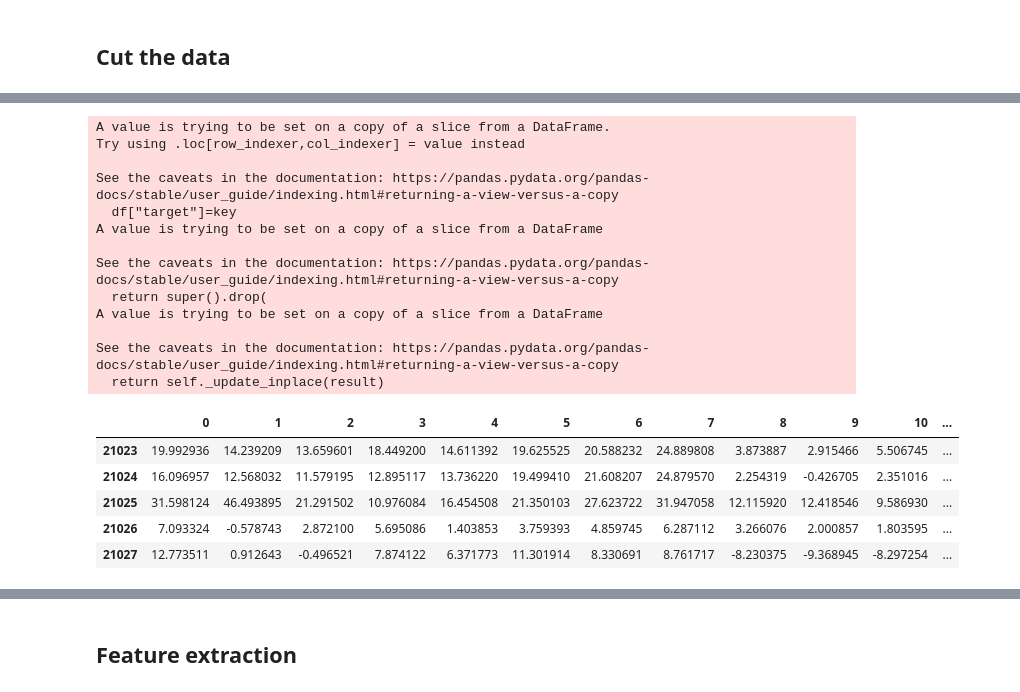
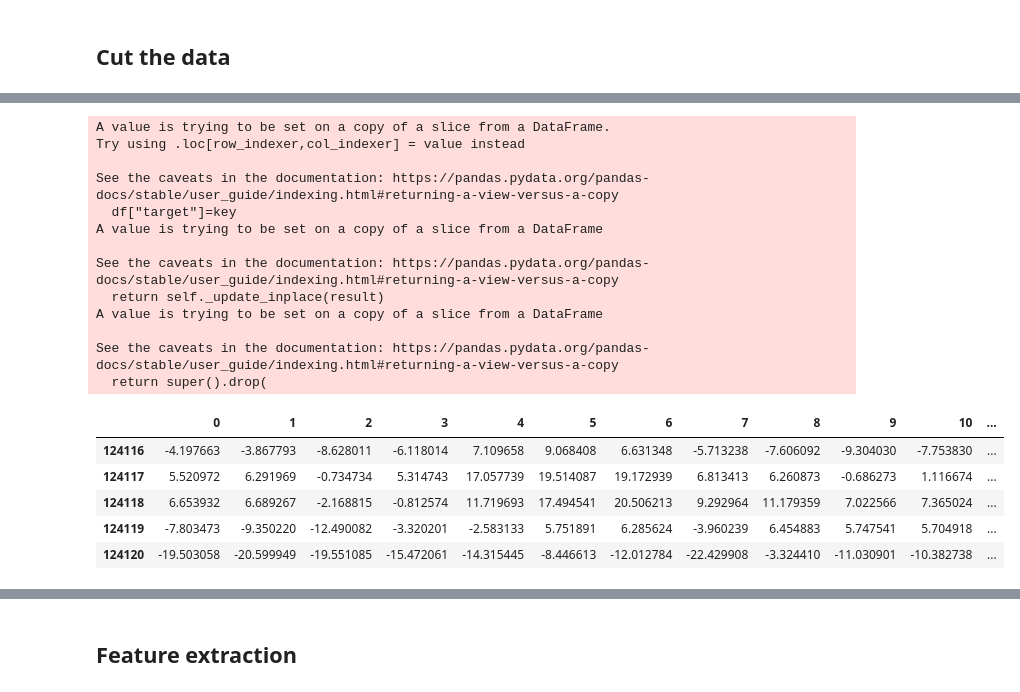
Before and after one commit to davidvblumenthal/nourriture_cEEG, a Jupyter notebook: EEG-Preprocessing-Template.ipynb, the cells around one changed output, grey strips where cells are left out. Drawn from its saved outputs; the diff is of its cells as text; code cells hidden in the pictures.

```diff
--- a/EEG-Preprocessing-Template.ipynb
+++ b/EEG-Preprocessing-Template.ipynb
@@ -143,0 +150,6 @@ raw.plot()
+# %%
+cleaned_mne_objects = []
+
+for df in eeg_list:
+    cleaned_object = preprocessing.clean_signals(df)
+    cleaned_mne_objects.append(cleaned_object)
@@ -147,11 +234,17 @@ raw.plot()
 # Here you need to figure out now, how to extract the data per experiment condition/phase,
 # that you would like to extract features for;
 # Your goal is to get timestamps for when a part of the experiment started and when it ended.
-
+list_dfs_with_timestamps = []
 # Some information that you might need here
 # - You can use raw.get_data() to get to the cleaned signals and raw.times to get the now relative timestamps
 # - You can also combine raw.get_data() with your original timestamps that you have in the .txt file
-temp_david = pd.DataFrame(raw.get_data())
-temp_david = temp_david.transpose()
-temp_david[" Timestamp (Formatted)"] = df_david[" Timestamp (Formatted)"]
-temp_david.head(3)
+for df, old_df in zip(cleaned_mne_objects, org_dfs):
+    temp = pd.DataFrame(df.get_data())
+    temp = temp.transpose()
+    temp[" Timestamp (Formatted)"] =  old_df[" Timestamp (Formatted)"]
+
+    list_dfs_with_timestamps.append(temp)
+#temp_david = pd.DataFrame(raw.get_data())
+#temp_david = temp_david.transpose()
+#temp_david[" Timestamp (Formatted)"] = df_david[" Timestamp (Formatted)"]
+#temp_david.head(3)
@@ -163,8 +251,10 @@ temp_david.head(3)
+# %%
+connected_df = list_dfs_with_timestamps[0].append(list_dfs_with_timestamps[1], ignore_index=True)
 # %%
 #extract the single activities from the full routine
 import slicing
 experiment_data = slicing.import_experiment_data()
-sensor_data = slicing.convert_timestamps(temp_david)
+sensor_data = slicing.convert_timestamps(connected_df)
 routines = slicing.get_routine_times(experiment_data)
 routines_data_dict = slicing.slice_data(routines, sensor_data)
 # %% [output]
@@ -176,18 +266,18 @@ See the caveats in the documentation: https://pandas.pydata.org/pandas-docs/stab
 A value is trying to be set on a copy of a slice from a DataFrame
 
 See the caveats in the documentation: https://pandas.pydata.org/pandas-docs/stable/user_guide/indexing.html#returning-a-view-versus-a-copy
-  return super().drop(
+  return self._update_inplace(result)
 A value is trying to be set on a copy of a slice from a DataFrame
 
 See the caveats in the documentation: https://pandas.pydata.org/pandas-docs/stable/user_guide/indexing.html#returning-a-view-versus-a-copy
-  return self._update_inplace(result)
+  return super().drop(
 # %%
-dkd = routines_data_dict["yawning"][40]
+dkd = routines_data_dict["yawning"][0]
 dkd.head()
 # %% [output]
 |  | 0 | 1 | 2 | 3 | 4 | 5 | 6 | 7 | 8 | 9 | 10 | ... |
-| 21023 | 19.992936 | 14.239209 | 13.659601 | 18.449200 | 14.611392 | 19.625525 | 20.588232 | 24.889808 | 3.873887 | 2.915466 | 5.506745 | ... |
-| 21024 | 16.096957 | 12.568032 | 11.579195 | 12.895117 | 13.736220 | 19.499410 | 21.608207 | 24.879570 | 2.254319 | -0.426705 | 2.351016 | ... |
-| 21025 | 31.598124 | 46.493895 | 21.291502 | 10.976084 | 16.454508 | 21.350103 | 27.623722 | 31.947058 | 12.115920 | 12.418546 | 9.586930 | ... |
-| 21026 | 7.093324 | -0.578743 | 2.872100 | 5.695086 | 1.403853 | 3.759393 | 4.859745 | 6.287112 | 3.266076 | 2.000857 | 1.803595 | ... |
-| 21027 | 12.773511 | 0.912643 | -0.496521 | 7.874122 | 6.371773 | 11.301914 | 8.330691 | 8.761717 | -8.230375 | -9.368945 | -8.297254 | ... |
+| 124116 | -4.197663 | -3.867793 | -8.628011 | -6.118014 | 7.109658 | 9.068408 | 6.631348 | -5.713238 | -7.606092 | -9.304030 | -7.753830 | ... |
+| 124117 | 5.520972 | 6.291969 | -0.734734 | 5.314743 | 17.057739 | 19.514087 | 19.172939 | 6.813413 | 6.260873 | -0.686273 | 1.116674 | ... |
+| 124118 | 6.653932 | 6.689267 | -2.168815 | -0.812574 | 11.719693 | 17.494541 | 20.506213 | 9.292964 | 11.179359 | 7.022566 | 7.365024 | ... |
+| 124119 | -7.803473 | -9.350220 | -12.490082 | -3.320201 | -2.583133 | 5.751891 | 6.285624 | -3.960239 | 6.454883 | 5.747541 | 5.704918 | ... |
+| 124120 | -19.503058 | -20.599949 | -19.551085 | -15.472061 | -14.315445 | -8.446613 | -12.012784 | -22.429908 | -3.324410 | -11.030901 | -10.382738 | ... |
```
Also changed, not shown: parts of 24 cells of this notebook, 2 other files.
